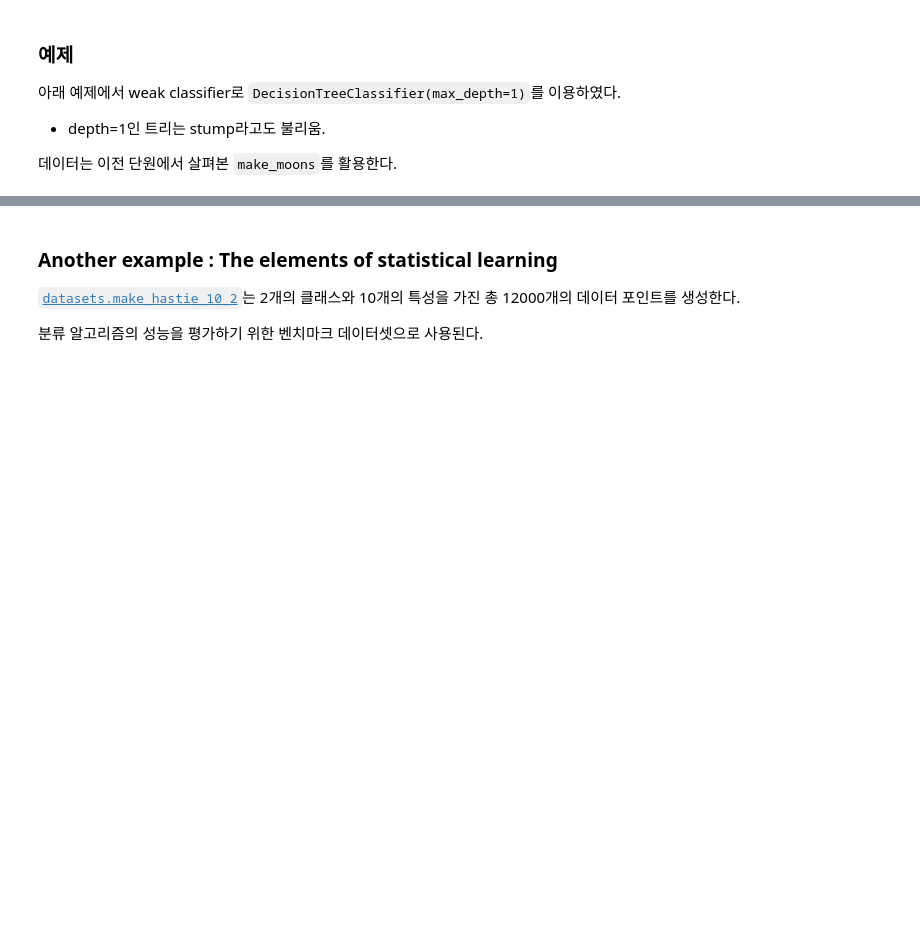
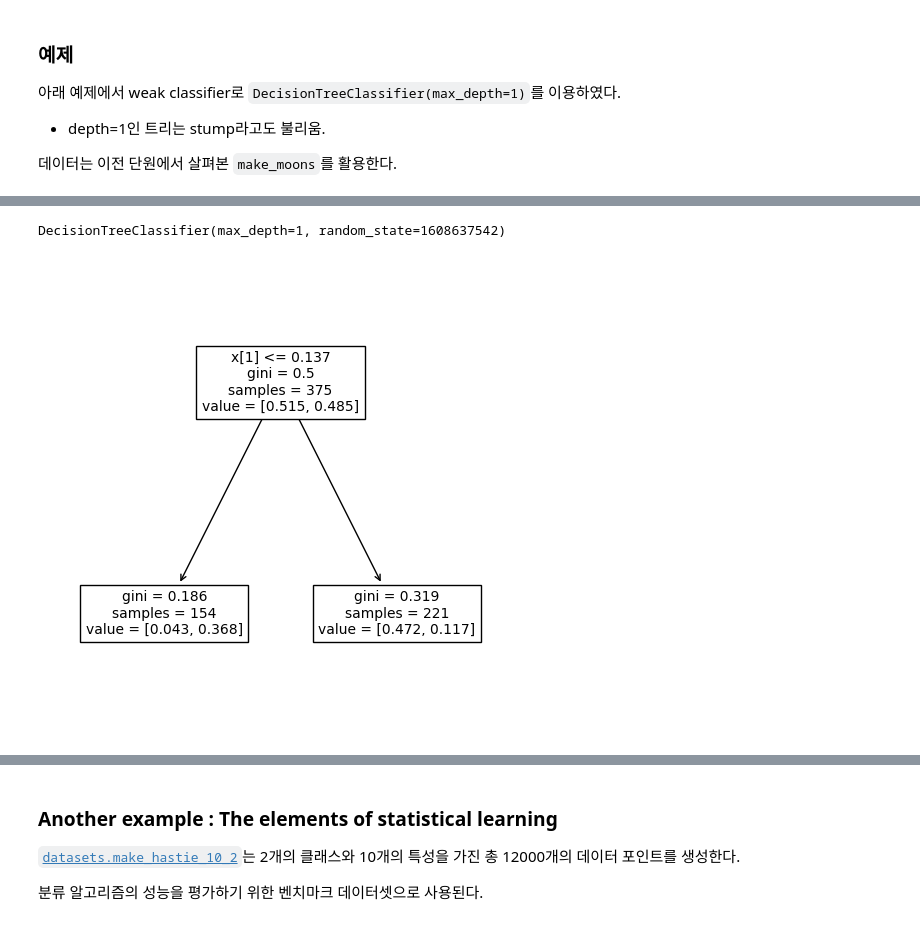
Before and after one commit to ksublee/MP, a Jupyter notebook: 05. Boosting.ipynb, the cells around one changed output, grey strips where cells are left out. Drawn from its saved outputs; the diff is of its cells as text; code cells hidden in the pictures; blank space fills up the shorter version.

```diff
--- a/05. Boosting.ipynb
+++ b/05. Boosting.ipynb
@@ -171,0 +173,11 @@ print(accuracy_score(y_test, y_pred_ada))
+# %%
+ada_clf.estimators_[0]
+# %% [output]
+DecisionTreeClassifier(max_depth=1, random_state=1608637542)
+# %%
+from sklearn.tree import plot_tree
+plt.figure(figsize=(6,6))
+plot_tree(ada_clf.estimators_[0], fontsize=10)
+plt.show()
+# %% [output]
+[figure, added]
```
Also changed, not shown: parts of 24 cells of this notebook.
